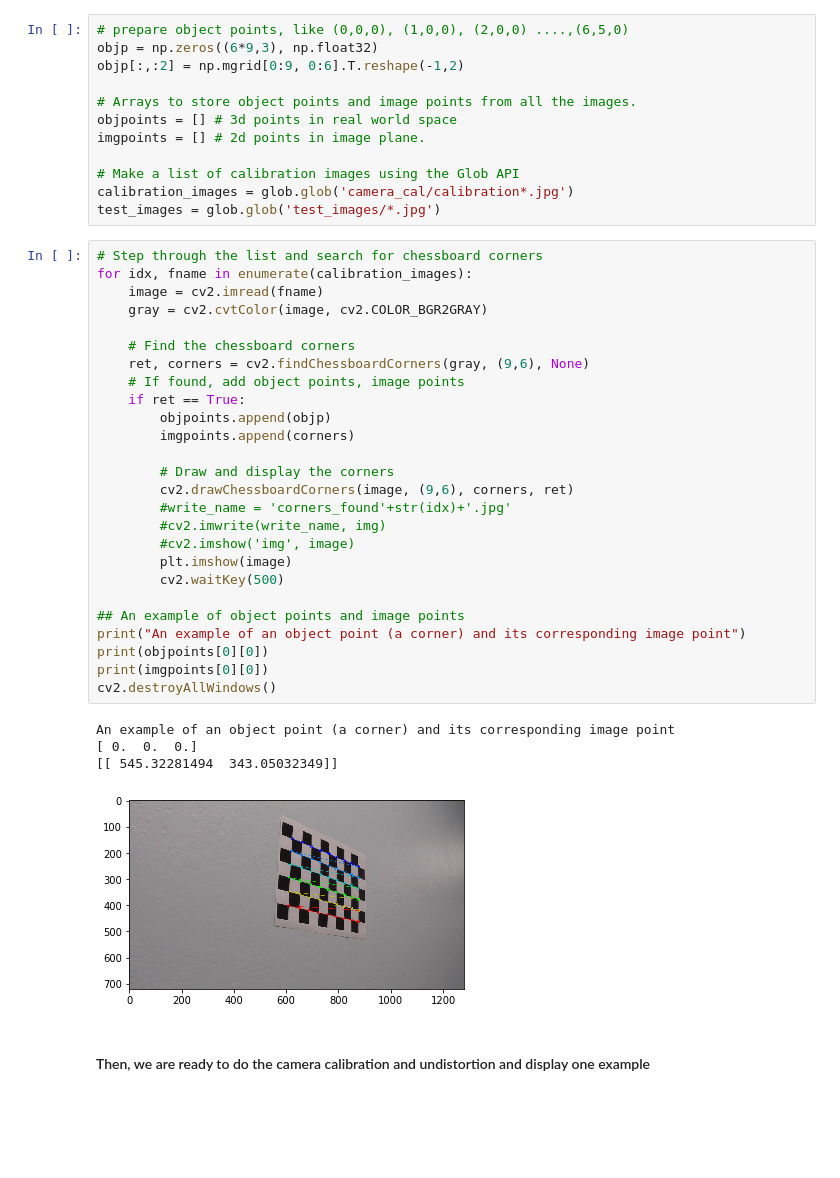
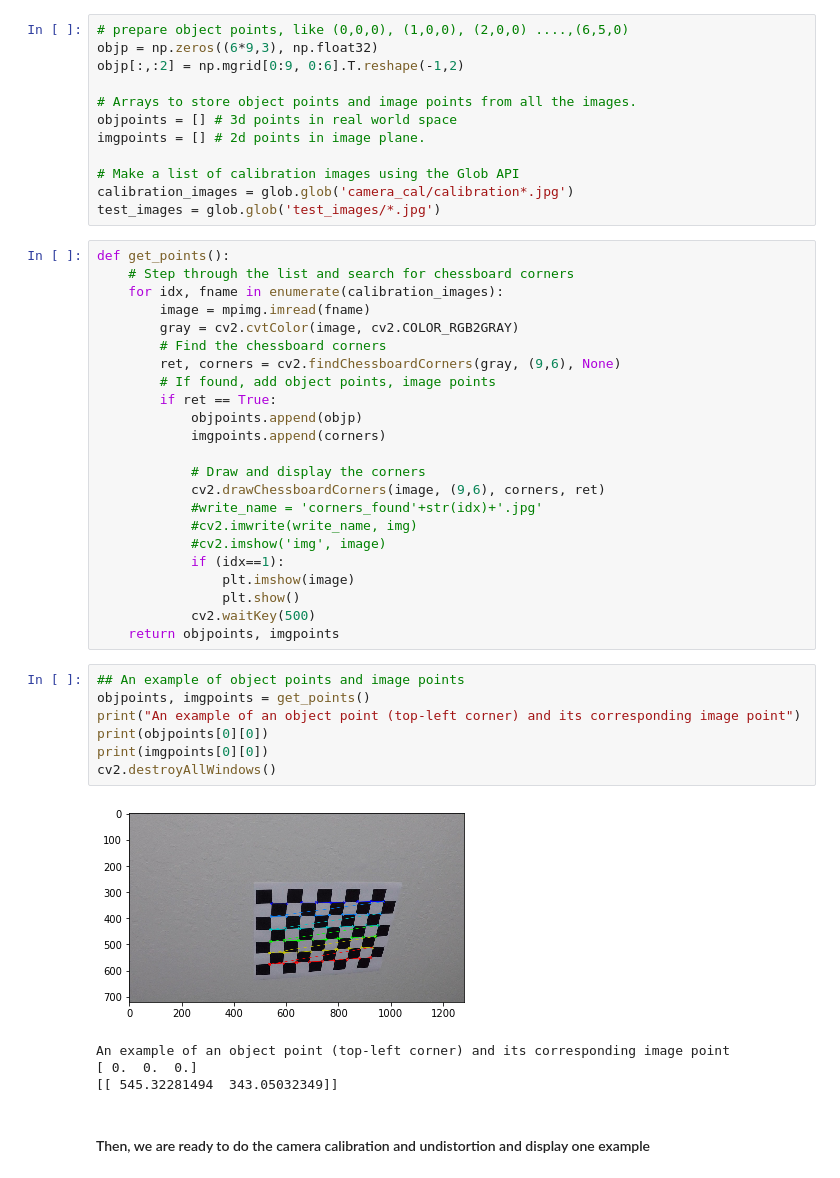
Before and after one commit to Jeremy26/advanced-lane-lines, a Jupyter notebook: P4.ipynb, the cells around one changed output. Cells and saved outputs as stored; diff of their text form; blank space fills up the shorter version.

```diff
--- a/P4.ipynb
+++ b/P4.ipynb
@@ -41,36 +41,40 @@ imgpoints = [] # 2d points in image plane.
 calibration_images = glob.glob('camera_cal/calibration*.jpg')
 test_images = glob.glob('test_images/*.jpg')
 # %%
-# Step through the list and search for chessboard corners
-for idx, fname in enumerate(calibration_images):
-    image = cv2.imread(fname)
-    gray = cv2.cvtColor(image, cv2.COLOR_BGR2GRAY)
+def get_points():
+    # Step through the list and search for chessboard corners
+    for idx, fname in enumerate(calibration_images):
+        image = mpimg.imread(fname)
+        gray = cv2.cvtColor(image, cv2.COLOR_RGB2GRAY)
+        # Find the chessboard corners
+        ret, corners = cv2.findChessboardCorners(gray, (9,6), None)
+        # If found, add object points, image points
+        if ret == True:
+            objpoints.append(objp)
+            imgpoints.append(corners)
 
-    # Find the chessboard corners
-    ret, corners = cv2.findChessboardCorners(gray, (9,6), None)
-    # If found, add object points, image points
-    if ret == True:
-        objpoints.append(objp)
-        imgpoints.append(corners)
-
-        # Draw and display the corners
-        cv2.drawChessboardCorners(image, (9,6), corners, ret)
-        #write_name = 'corners_found'+str(idx)+'.jpg'
-        #cv2.imwrite(write_name, img)
-        #cv2.imshow('img', image)
-        plt.imshow(image)
-        cv2.waitKey(500)
-
-## An example of object points and image points
-print("An example of an object point (a corner) and its corresponding image point")
-print(objpoints[0][0])
-print(imgpoints[0][0])
-cv2.destroyAllWindows()
+            # Draw and display the corners
+            cv2.drawChessboardCorners(image, (9,6), corners, ret)
+            #write_name = 'corners_found'+str(idx)+'.jpg'
+            #cv2.imwrite(write_name, img)
+            #cv2.imshow('img', image)
+            if (idx==1):
+                plt.imshow(image)
+                plt.show()
+            cv2.waitKey(500)
+    return objpoints, imgpoints
-# %% [output]
-An example of an object point (a corner) and its corresponding image point
-[ 0.  0.  0.]
-[[ 545.32281494  343.05032349]]
-[figure, removed]
+# %%
+## An example of object points and image points
+objpoints, imgpoints = get_points()
+print("An example of an object point (top-left corner) and its corresponding image point")
+print(objpoints[0][0])
+print(imgpoints[0][0])
+cv2.destroyAllWindows()
+# %% [output]
+[figure, added]
+An example of an object point (top-left corner) and its corresponding image point
+[ 0.  0.  0.]
+[[ 545.32281494  343.05032349]]
 # %% [markdown]
 #### Then, we are ready to do the camera calibration and undistortion and display one example
 # %%
```
Also changed, not shown: parts of 36 cells of this notebook, 1 other file.
